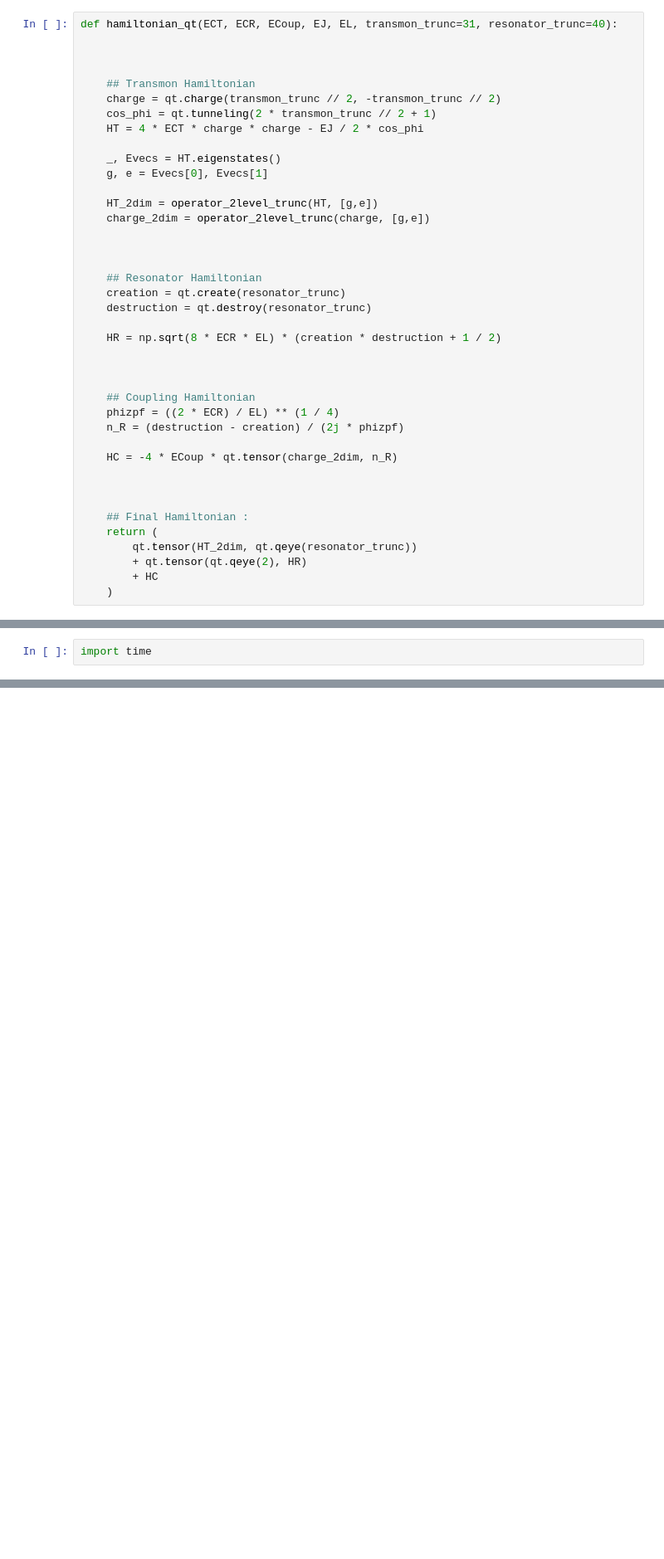
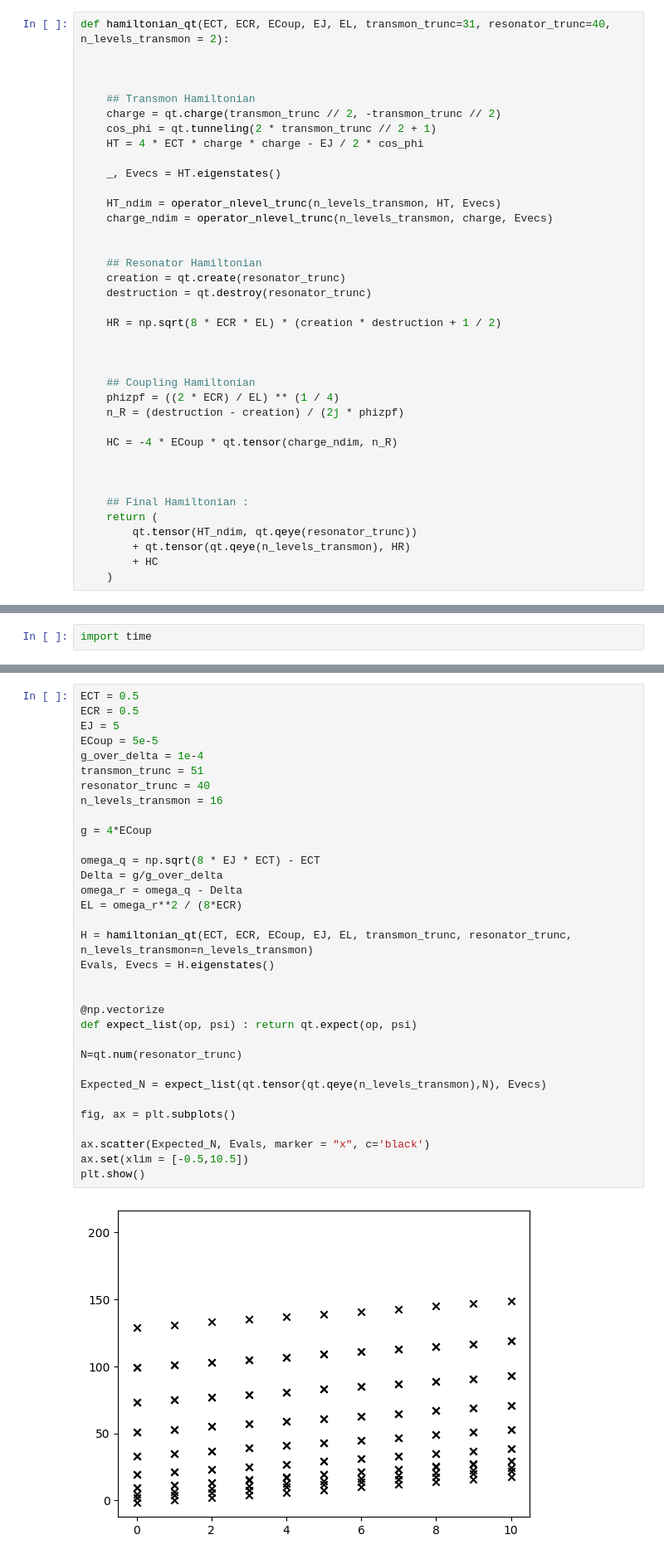
Before and after one commit to GabrielVandersippe/TR-informatique-quantique, a Jupyter notebook: find_chi_trsm_read.ipynb, the cells around one changed output, grey strips where cells are left out. Shown at 83% size. Saved outputs shown, nothing was run; the diff lists cells and outputs as text; blank space fills up the shorter version.

```diff
--- a/find_chi_trsm_read.ipynb
+++ b/find_chi_trsm_read.ipynb
@@ -14,5 +21,5 @@ def operator_2level_trunc(op, states):
 # %%
-def hamiltonian_qt(ECT, ECR, ECoup, EJ, EL, transmon_trunc=31, resonator_trunc=40):
+def hamiltonian_qt(ECT, ECR, ECoup, EJ, EL, transmon_trunc=31, resonator_trunc=40, n_levels_transmon = 2):
 
 
 
@@ -22,11 +29,9 @@ def hamiltonian_qt(ECT, ECR, ECoup, EJ, EL, transmon_trunc=31, resonator_trunc=4
     HT = 4 * ECT * charge * charge - EJ / 2 * cos_phi
 
     _, Evecs = HT.eigenstates()
-    g, e = Evecs[0], Evecs[1]
 
-    HT_2dim = operator_2level_trunc(HT, [g,e])
-    charge_2dim = operator_2level_trunc(charge, [g,e])
-
+    HT_ndim = operator_nlevel_trunc(n_levels_transmon, HT, Evecs)
+    charge_ndim = operator_nlevel_trunc(n_levels_transmon, charge, Evecs)
 
 
     ## Resonator Hamiltonian
@@ -41,14 +46,14 @@ def hamiltonian_qt(ECT, ECR, ECoup, EJ, EL, transmon_trunc=31, resonator_trunc=4
     phizpf = ((2 * ECR) / EL) ** (1 / 4)
     n_R = (destruction - creation) / (2j * phizpf)
 
-    HC = -4 * ECoup * qt.tensor(charge_2dim, n_R)
+    HC = -4 * ECoup * qt.tensor(charge_ndim, n_R)
 
 
 
     ## Final Hamiltonian :
     return (
-        qt.tensor(HT_2dim, qt.qeye(resonator_trunc))
-        + qt.tensor(qt.qeye(2), HR)
+        qt.tensor(HT_ndim, qt.qeye(resonator_trunc))
+        + qt.tensor(qt.qeye(n_levels_transmon), HR)
         + HC
     )
 # %%
@@ -271,0 +265,35 @@ plt.show()
+# %%
+ECT = 0.5
+ECR = 0.5
+EJ = 5
+ECoup = 5e-5
+g_over_delta = 1e-4
+transmon_trunc = 51
+resonator_trunc = 40
+n_levels_transmon = 16
+
+g = 4*ECoup
+
+omega_q = np.sqrt(8 * EJ * ECT) - ECT
+Delta = g/g_over_delta
+omega_r = omega_q - Delta
+EL = omega_r**2 / (8*ECR)
+
+H = hamiltonian_qt(ECT, ECR, ECoup, EJ, EL, transmon_trunc, resonator_trunc, n_levels_transmon=n_levels_transmon)
+Evals, Evecs = H.eigenstates()
+
+
+@np.vectorize
+def expect_list(op, psi) : return qt.expect(op, psi)
+
+N=qt.num(resonator_trunc)
+
+Expected_N = expect_list(qt.tensor(qt.qeye(n_levels_transmon),N), Evecs)
+
+fig, ax = plt.subplots()
+
+ax.scatter(Expected_N, Evals, marker = "x", c='black')
+ax.set(xlim = [-0.5,10.5])
+plt.show()
+# %% [output]
+[figure, added]
```
Also changed, not shown: parts of 5 cells of this notebook.
